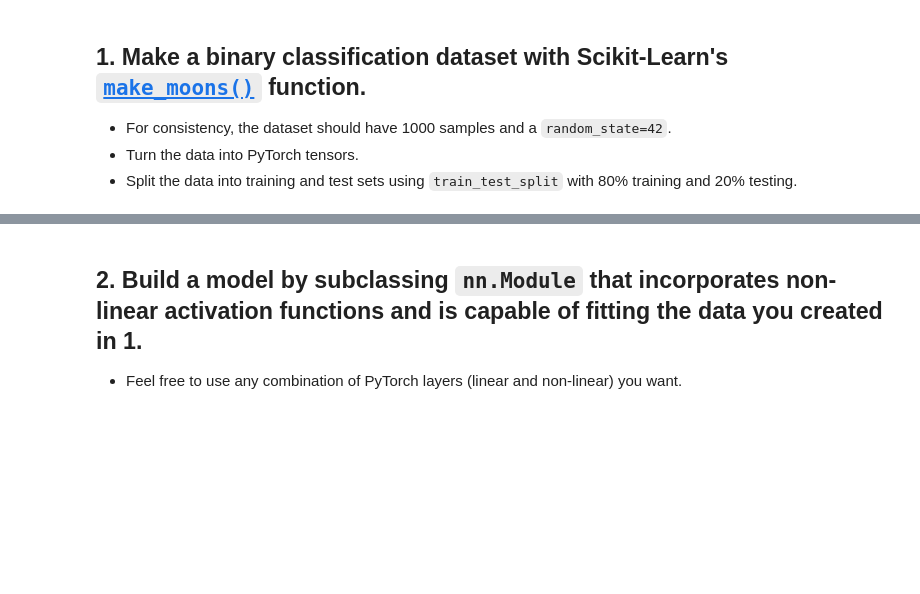
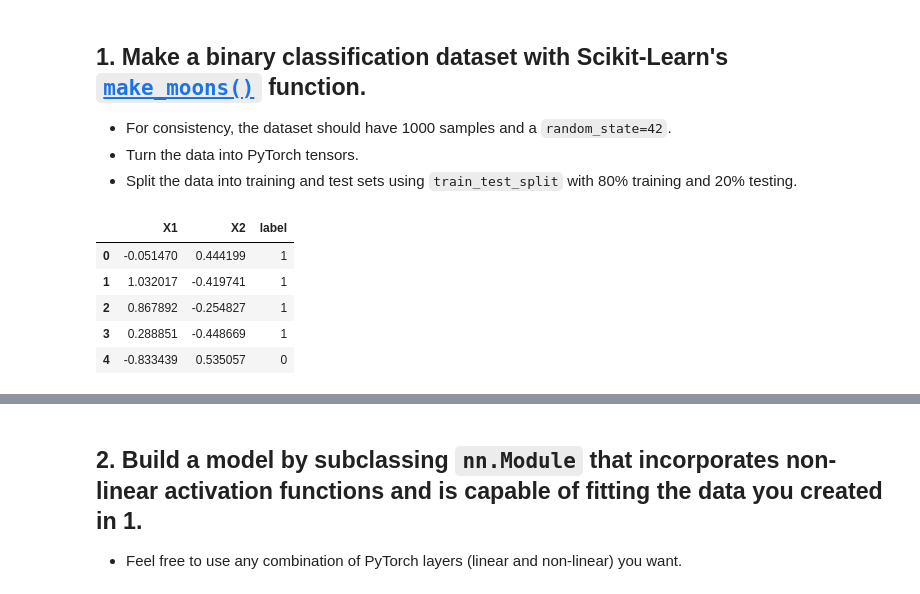
Before and after one commit to merstella/learn_pytorch, a Jupyter notebook: extras/exercises/02_pytorch_classification_exercises.ipynb, the cells around one changed output, grey strips where cells are left out. Saved outputs shown, nothing was run; the diff lists cells and outputs as text; code cells hidden in the pictures; blank space fills up the shorter version.

```diff
--- a/extras/exercises/02_pytorch_classification_exercises.ipynb
+++ b/extras/exercises/02_pytorch_classification_exercises.ipynb
@@ -37,14 +39,21 @@ from sklearn.datasets import make_moons
 # %%
 # Turn data into a DataFrame
 import pandas as pd
 N_SAMPLES = 1000
 RANDOM_STATE = 42
 
-X, y = make_moons(n_samples=N_SAMPLES, random_state=RANDOM_STATE)
+X, y = make_moons(n_samples=N_SAMPLES, noise = 0.1, random_state=RANDOM_STATE)
 df = pd.DataFrame({"X1": X[:, 0],
                    "X2": X[:, 1],
                    "label": y})
 df.head()
+# %% [output]
+|  | X1 | X2 | label |
+| 0 | -0.051470 | 0.444199 | 1 |
+| 1 | 1.032017 | -0.419741 | 1 |
+| 2 | 0.867892 | -0.254827 | 1 |
+| 3 | 0.288851 | -0.448669 | 1 |
+| 4 | -0.833439 | 0.535057 | 0 |
 # %%
 # Visualize the data on a scatter plot
 import matplotlib.pyplot as plt
```
Also changed, not shown: parts of 21 cells of this notebook.
